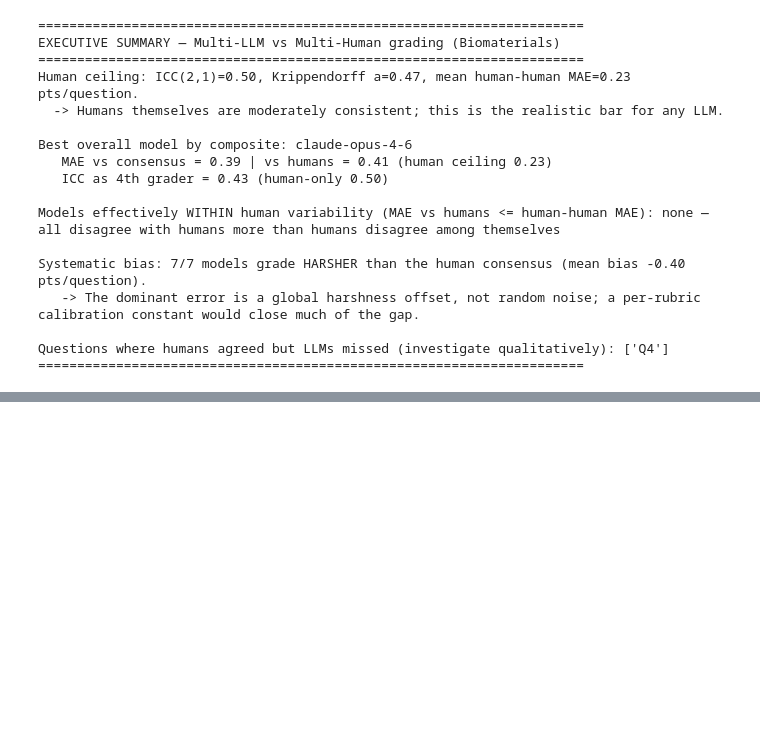
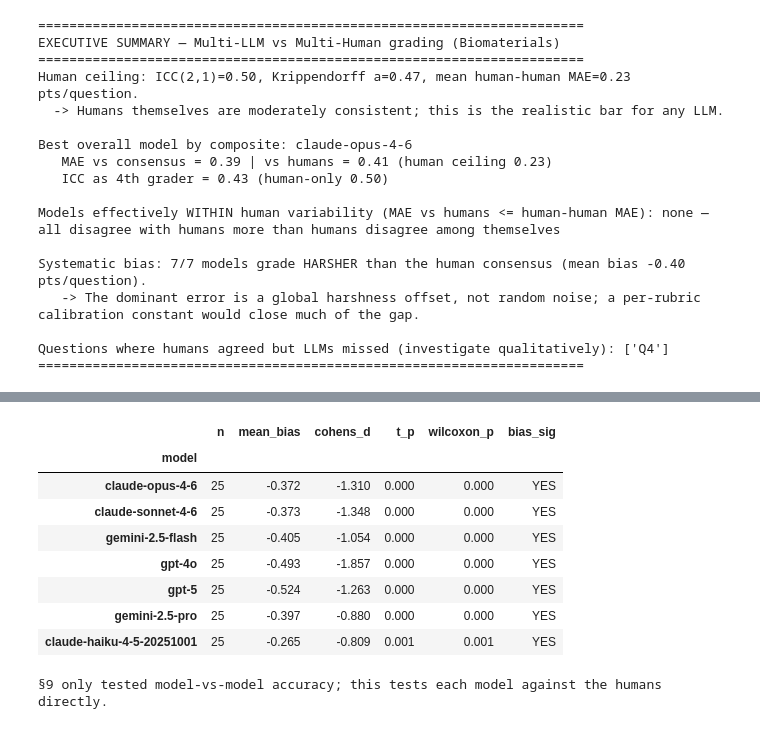
Before and after one commit to Dhritiman-Talukdar/multiLLMGrader, a Jupyter notebook: Biomaterials/multiLLM_multiHuman_analysis.ipynb, the cells around one changed output, grey strips where cells are left out. Drawn from its saved outputs; the diff is of its cells as text; code cells hidden in the pictures; blank space fills up the shorter version.

```diff
--- a/Biomaterials/multiLLM_multiHuman_analysis.ipynb
+++ b/Biomaterials/multiLLM_multiHuman_analysis.ipynb
@@ -758,0 +856,33 @@ Questions where humans agreed but LLMs missed (investigate qualitatively): ['Q4'
+# %%
+# 13.2 Per-model bias vs consensus: paired tests + effect size (n = 25)
+from scipy.stats import ttest_rel, wilcoxon
+
+rows = []
+for m in MODELS:
+    pred = llm_wide[m].reindex(CONSENSUS.index).values
+    d = pred - cons
+    t_stat, t_p = ttest_rel(pred, cons)
+    try:
+        _, w_p = wilcoxon(d)
+    except ValueError:
+        w_p = np.nan
+    rows.append(dict(model=m, n=N,
+                     mean_bias=round(float(d.mean()), 3),
+                     cohens_d=round(float(d.mean() / d.std(ddof=1)), 3),
+                     t_p=round(float(t_p), 4), wilcoxon_p=round(float(w_p), 4),
+                     bias_sig=("YES" if t_p < 0.05 else "no")))
+bias_tests = pd.DataFrame(rows).set_index("model").sort_values("t_p")
+display(bias_tests)
+bias_tests.to_csv("outputs/bias_significance.csv")
+print("§9 only tested model-vs-model accuracy; this tests each model against the humans directly.")
+# %% [output]
+|  | n | mean_bias | cohens_d | t_p | wilcoxon_p | bias_sig |
+| model |  |  |  |  |  |  |
+| claude-opus-4-6 | 25 | -0.372 | -1.310 | 0.000 | 0.000 | YES |
+| claude-sonnet-4-6 | 25 | -0.373 | -1.348 | 0.000 | 0.000 | YES |
+| gemini-2.5-flash | 25 | -0.405 | -1.054 | 0.000 | 0.000 | YES |
+| gpt-4o | 25 | -0.493 | -1.857 | 0.000 | 0.000 | YES |
+| gpt-5 | 25 | -0.524 | -1.263 | 0.000 | 0.000 | YES |
+| gemini-2.5-pro | 25 | -0.397 | -0.880 | 0.000 | 0.000 | YES |
+| claude-haiku-4-5-20251001 | 25 | -0.265 | -0.809 | 0.001 | 0.001 | YES |
+§9 only tested model-vs-model accuracy; this tests each model against the humans directly.
```
Also changed, not shown: parts of 21 cells of this notebook, 42 other files.
